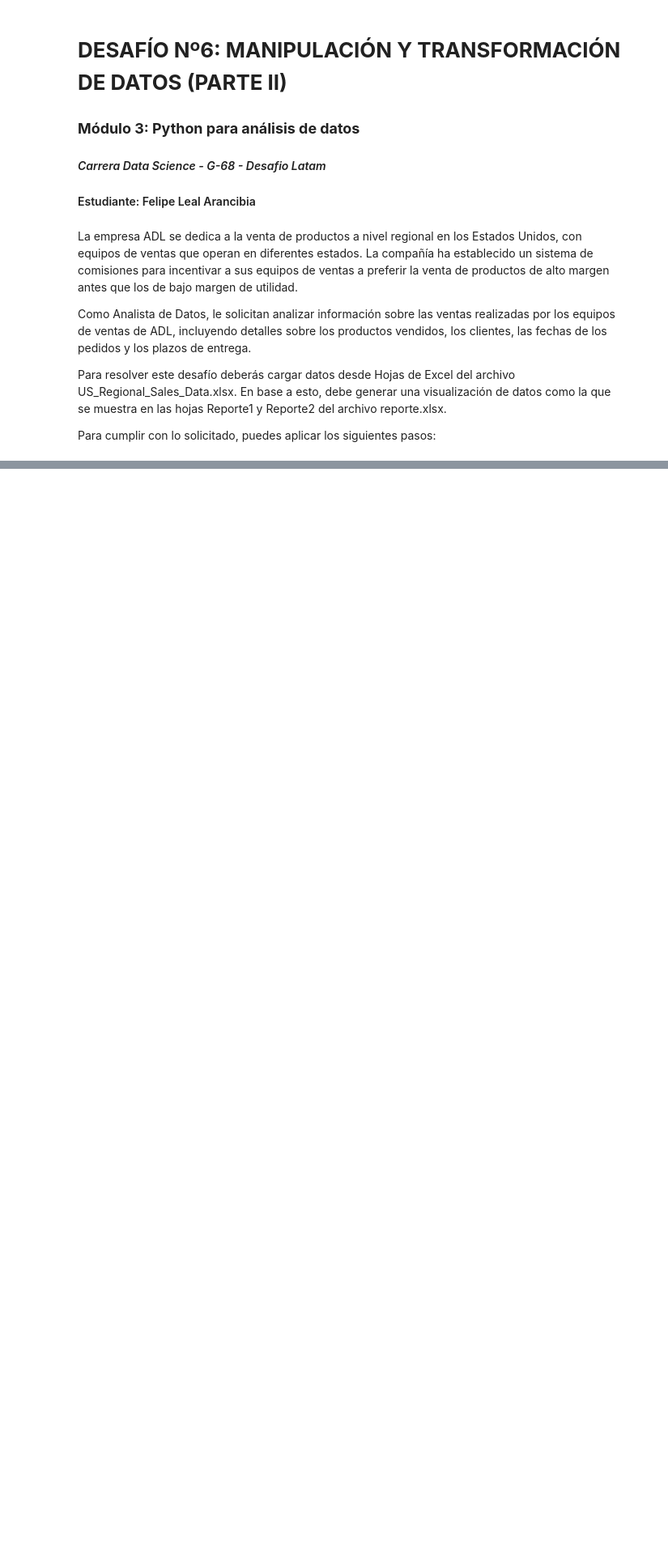
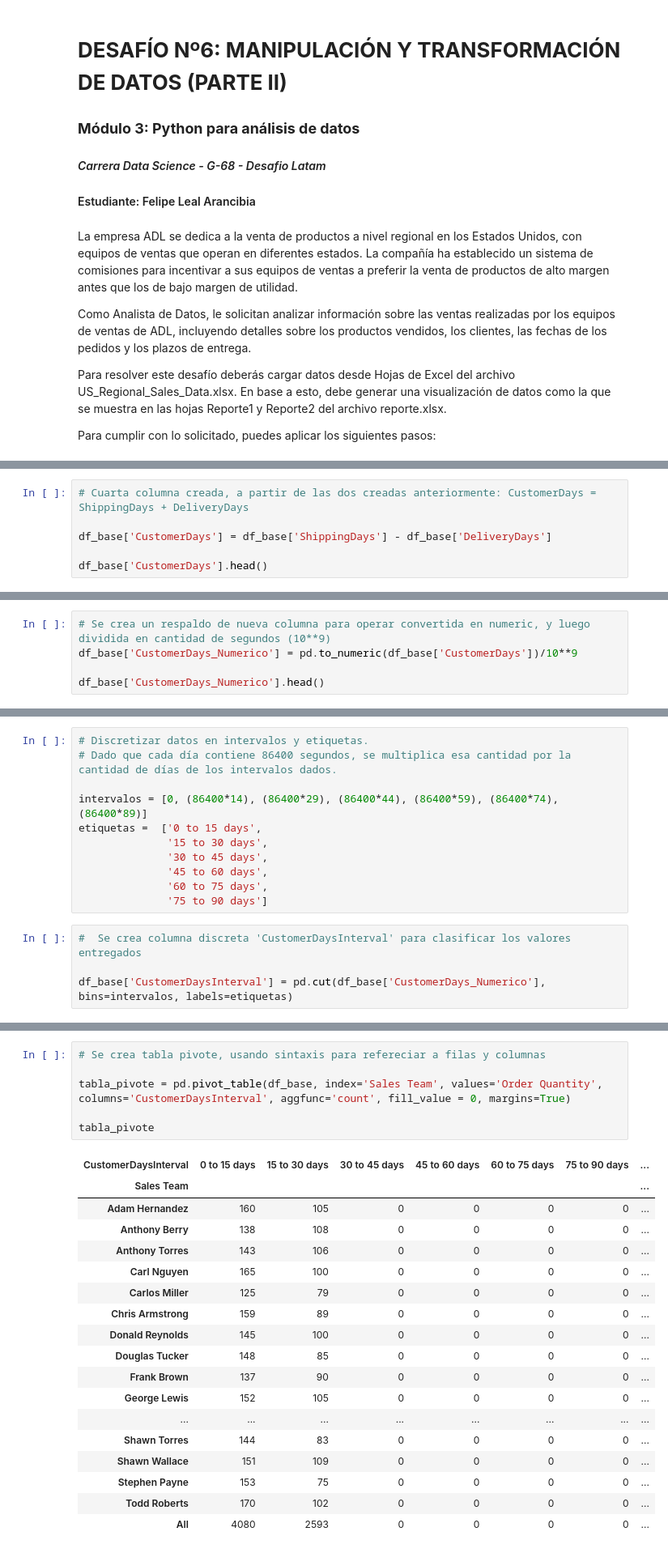
Before and after one commit to santoleal/data_science_homework, a Jupyter notebook: 3. PYTHON INTRO/desafio6/Desafío 6 - Manipulación y Transformación de Datos (Parte II).ipynb, the cells around one changed output, grey strips where cells are left out. Shown at 81% size. Saved outputs shown, nothing was run; the diff lists cells and outputs as text; blank space fills up the shorter version.

```diff
--- a/3. PYTHON INTRO/desafio6/Desafío 6 - Manipulación y Transformación de Datos (Parte II).ipynb
+++ b/3. PYTHON INTRO/desafio6/Desafío 6 - Manipulación y Transformación de Datos (Parte II).ipynb
@@ -97,0 +252,6 @@ GrossMargin entre $10000 y $100000      20%
+# %%
+# Cuarta columna creada, a partir de las dos creadas anteriormente: CustomerDays = ShippingDays + DeliveryDays
+
+df_base['CustomerDays'] = df_base['ShippingDays'] - df_base['DeliveryDays']
+
+df_base['CustomerDays'].head()
@@ -97,0 +316,5 @@ GrossMargin entre $10000 y $100000      20%
+# %%
+# Se crea un respaldo de nueva columna para operar convertida en numeric, y luego dividida en cantidad de segundos (10**9)
+df_base['CustomerDays_Numerico'] = pd.to_numeric(df_base['CustomerDays'])/10**9
+
+df_base['CustomerDays_Numerico'].head()
@@ -97,0 +328,15 @@ GrossMargin entre $10000 y $100000      20%
+# %%
+# Discretizar datos en intervalos y etiquetas.
+# Dado que cada día contiene 86400 segundos, se multiplica esa cantidad por la cantidad de días de los intervalos dados.
+
+intervalos = [0, (86400*14), (86400*29), (86400*44), (86400*59), (86400*74), (86400*89)]
+etiquetas =  ['0 to 15 days',
+              '15 to 30 days',
+              '30 to 45 days',
+              '45 to 60 days',
+              '60 to 75 days',
+              '75 to 90 days']
+# %%
+#  Se crea columna discreta 'CustomerDaysInterval' para clasificar los valores entregados
+
+df_base['CustomerDaysInterval'] = pd.cut(df_base['CustomerDays_Numerico'], bins=intervalos, labels=etiquetas)
@@ -97,0 +382,25 @@ GrossMargin entre $10000 y $100000      20%
+# %%
+# Se crea tabla pivote, usando sintaxis para refereciar a filas y columnas
+
+tabla_pivote = pd.pivot_table(df_base, index='Sales Team', values='Order Quantity', columns='CustomerDaysInterval', aggfunc='count', fill_value = 0, margins=True)
+
+tabla_pivote
+# %% [output]
+| CustomerDaysInterval | 0 to 15 days | 15 to 30 days | 30 to 45 days | 45 to 60 days | 60 to 75 days | 75 to 90 days | ... |
+| Sales Team |  |  |  |  |  |  | ... |
+| Adam Hernandez | 160 | 105 | 0 | 0 | 0 | 0 | ... |
+| Anthony Berry | 138 | 108 | 0 | 0 | 0 | 0 | ... |
+| Anthony Torres | 143 | 106 | 0 | 0 | 0 | 0 | ... |
+| Carl Nguyen | 165 | 100 | 0 | 0 | 0 | 0 | ... |
+| Carlos Miller | 125 | 79 | 0 | 0 | 0 | 0 | ... |
+| Chris Armstrong | 159 | 89 | 0 | 0 | 0 | 0 | ... |
+| Donald Reynolds | 145 | 100 | 0 | 0 | 0 | 0 | ... |
+| Douglas Tucker | 148 | 85 | 0 | 0 | 0 | 0 | ... |
+| Frank Brown | 137 | 90 | 0 | 0 | 0 | 0 | ... |
+| George Lewis | 152 | 105 | 0 | 0 | 0 | 0 | ... |
+| ... | ... | ... | ... | ... | ... | ... | ... |
+| Shawn Torres | 144 | 83 | 0 | 0 | 0 | 0 | ... |
+| Shawn Wallace | 151 | 109 | 0 | 0 | 0 | 0 | ... |
+| Stephen Payne | 153 | 75 | 0 | 0 | 0 | 0 | ... |
+| Todd Roberts | 170 | 102 | 0 | 0 | 0 | 0 | ... |
+| All | 4080 | 2593 | 0 | 0 | 0 | 0 | ... |
```
Also changed, not shown: parts of 53 cells of this notebook, 4 other files.
